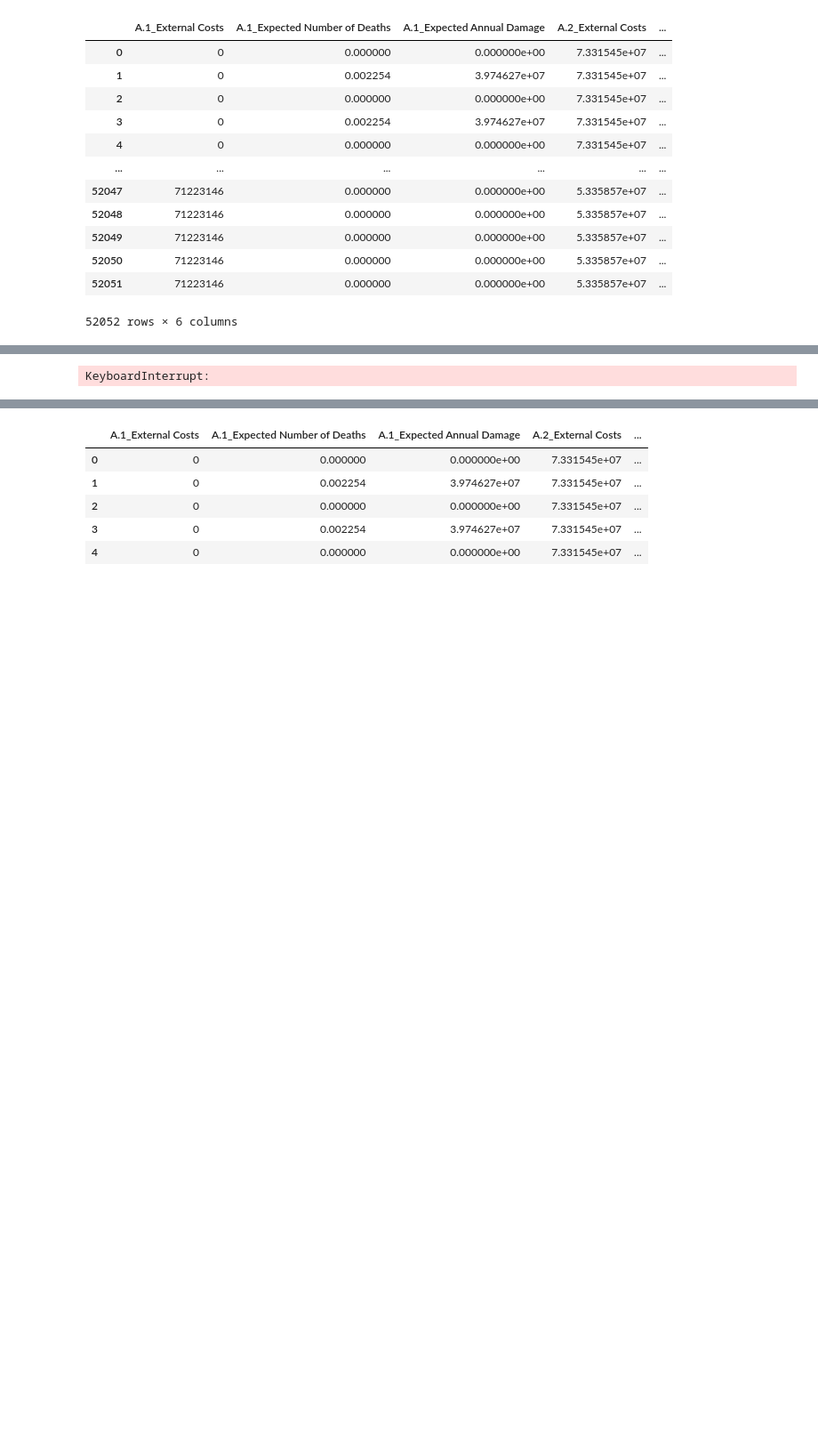
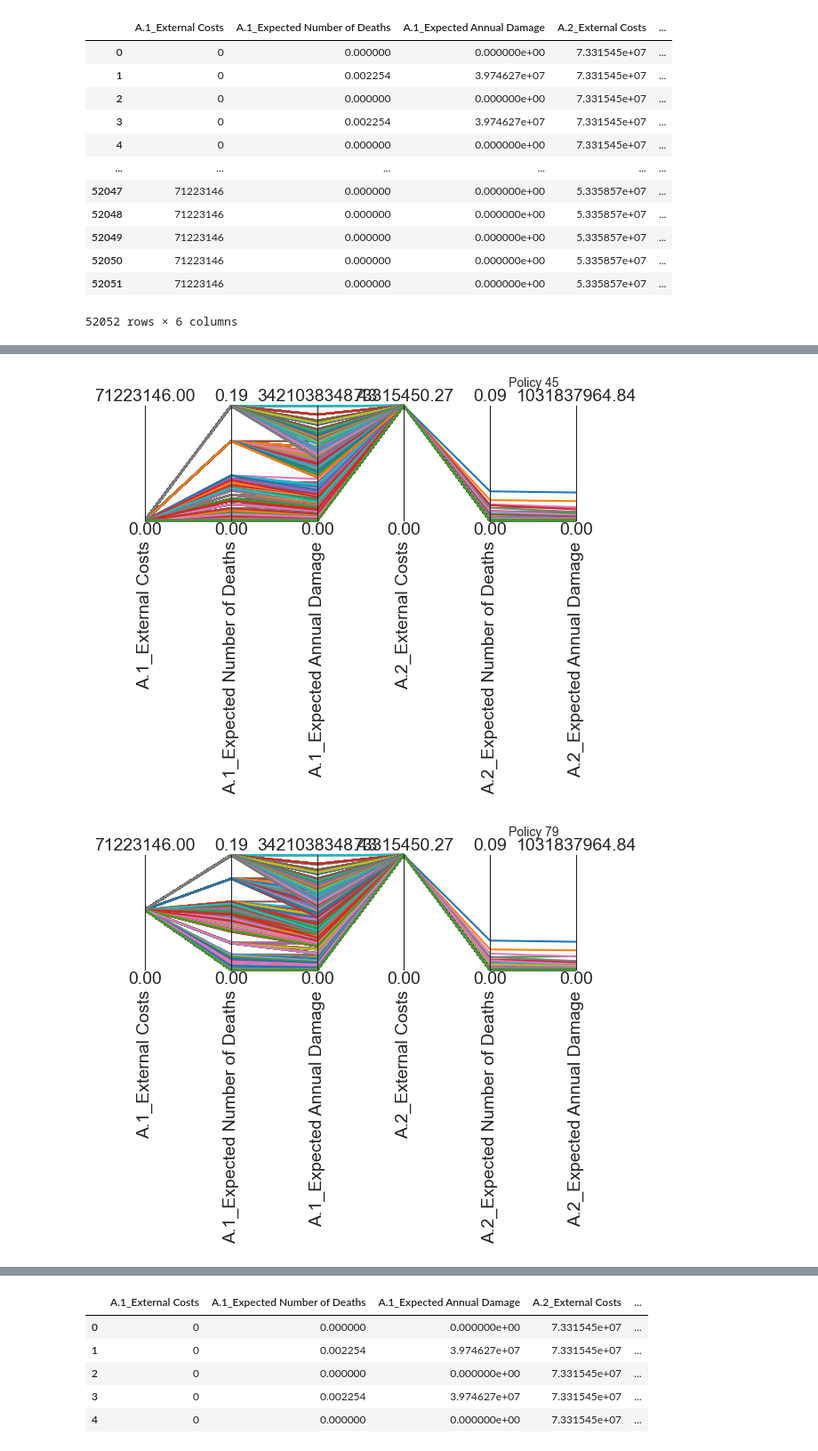
Before and after one commit to pherfkens/PROJECT_MBDM_GROUP1, a Jupyter notebook: final assignment/vulnerability_testing.ipynb, the cells around one changed output, grey strips where cells are left out. Shown: that part at 89% size. Cells and saved outputs as stored; diff of their text form; code cells hidden in the pictures; blank space fills up the shorter version.

```diff
--- a/final assignment/vulnerability_testing.ipynb
+++ b/final assignment/vulnerability_testing.ipynb
@@ -154,9 +181,31 @@ df_final
 # %%
+# Get unique indexes in the DataFrame
+unique_indexes = df_final.index.unique().to_list()
+
+# Get the limits for the parallel coordinate plots
 limits = parcoords.get_limits(df_final)
-limits.loc[0, ['A.1_External Costs', 'A.1_Expected Number of Deaths',	'A.1_Expected Annual Damage', 'A.2_External Costs',	'A.2_Expected Number of Deaths', 'A.2_Expected Annual Damage']] = 0
+limits.loc[0, [
+    'A.1_External Costs', 'A.1_Expected Number of Deaths',
+    'A.1_Expected Annual Damage', 'A.2_External Costs',
+    'A.2_Expected Number of Deaths', 'A.2_Expected Annual Damage'
+]] = 0
 
-paraxes = parcoords.ParallelAxes(limits)
-paraxes.plot(df_final)
-plt.show()
+# Create a parallel coordinate plot for each unique index
+for index in unique_indexes:
+    rows = df_final.loc[df_final.index == index]
+
+    # Create the parallel coordinate axes
+    paraxes = parcoords.ParallelAxes(limits)
+
+    # Plot the rows with the assigned color
+    paraxes.plot(rows, label=str(index))
+
+    # Display the legend
+    plt.title(label= f'Policy {index}',
+          fontsize=10,)
+
+    # Display the plot
+    plt.show()
 # %% [output]
-KeyboardInterrupt:
+[figure, added]
+[figure, added]
```
Also changed, not shown: parts of 25 cells of this notebook, 2 other files.
